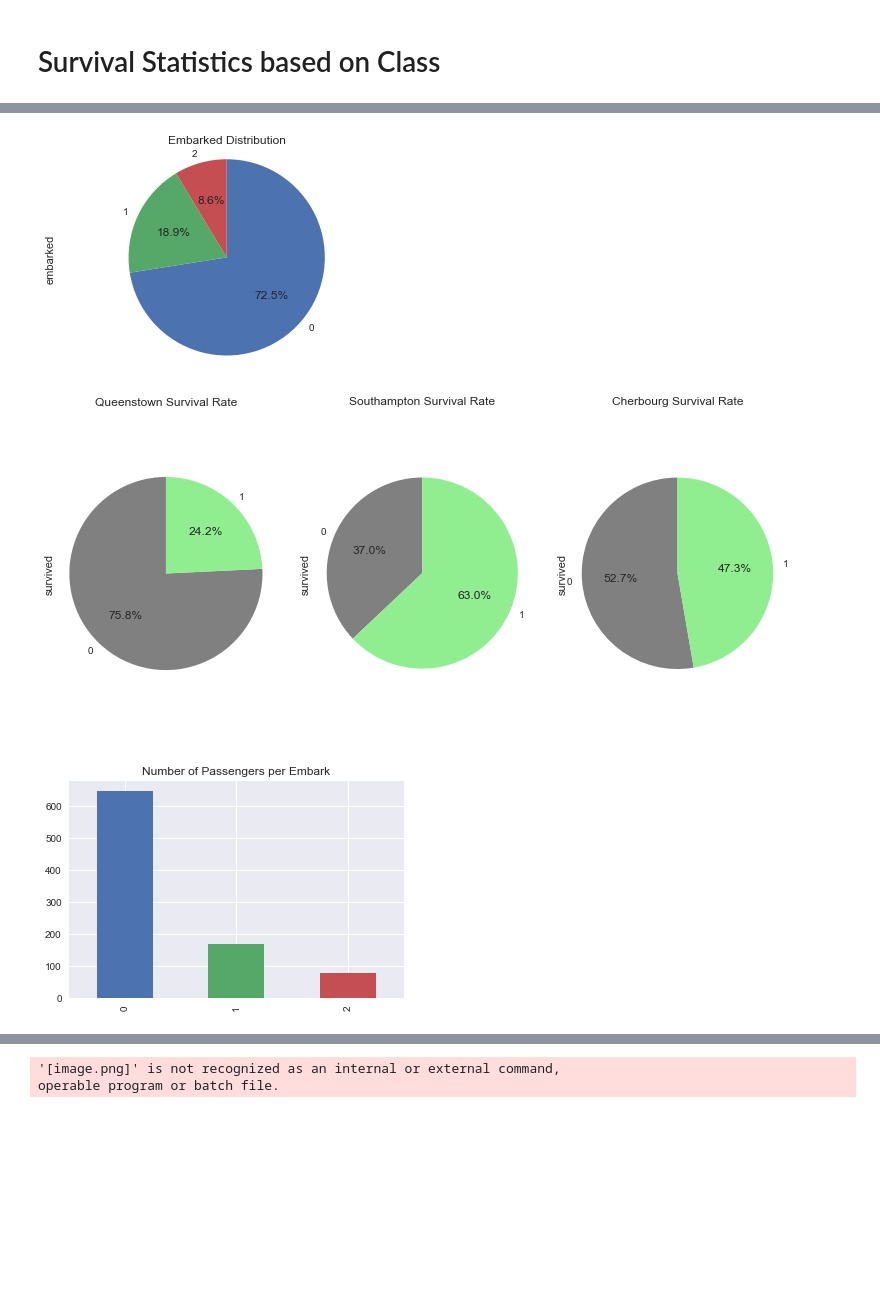
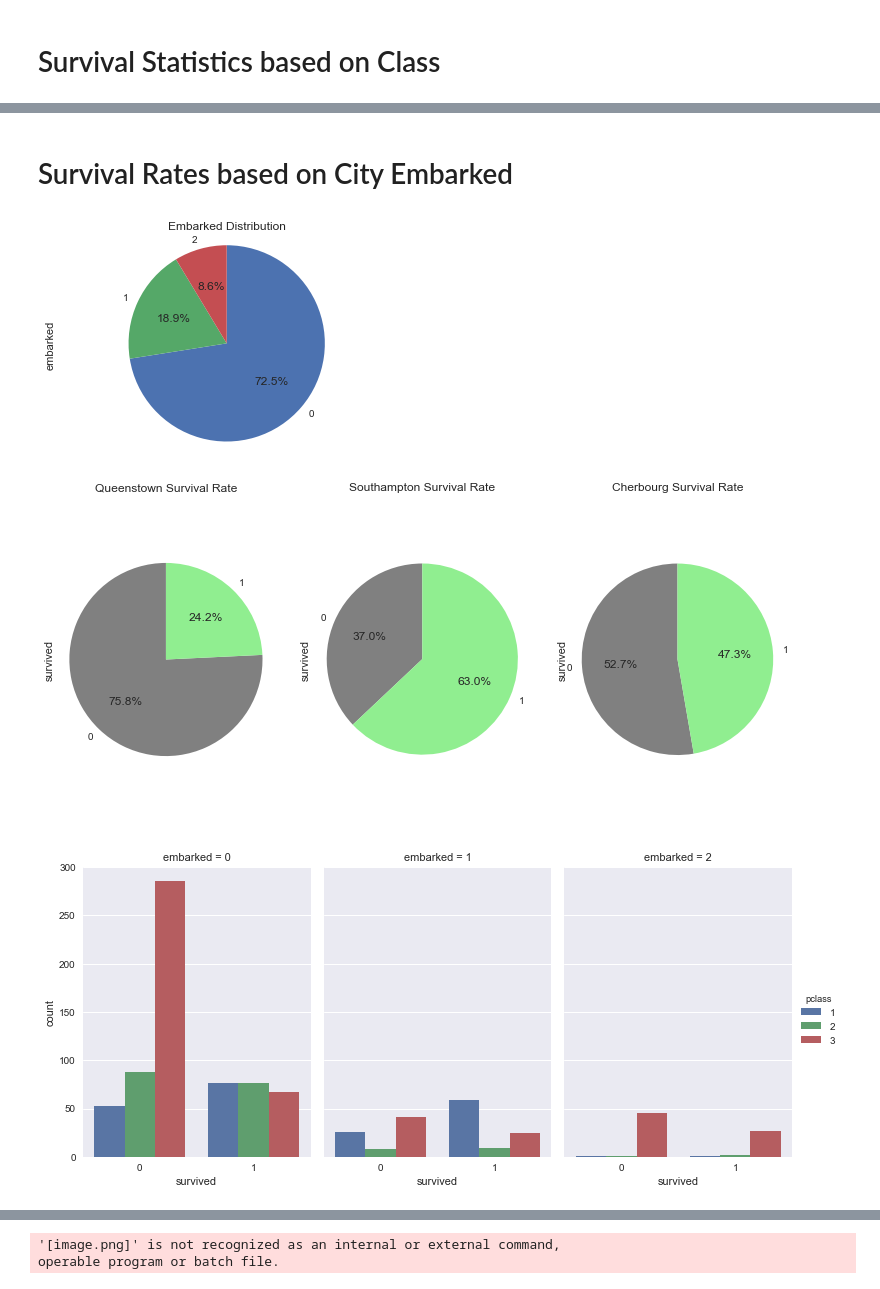
Before and after one commit to ezzanger/Advanced-Regression-Dills, a Jupyter notebook: Titanic Prediction Model.ipynb, the cells around one changed output, grey strips where cells are left out. Drawn from its saved outputs; the diff is of its cells as text; code cells hidden in the pictures; blank space fills up the shorter version.

```diff
--- a/Titanic Prediction Model.ipynb
+++ b/Titanic Prediction Model.ipynb
@@ -144,30 +163,31 @@ plt.show()
+# %% [markdown]
+# Survival Rates based on City Embarked
 # %%
 Titanic.embarked.value_counts(sort=False).plot(kind='pie', title='Embarked Distribution', \
                                         autopct='%1.1f%%', counterclock=False, \
                                         startangle=90).axis('equal')
 plt.show()
 
 plt.figure(figsize=(13,6))
 plot_params = {
     'kind': 'pie',
     'startangle': 90,
     'autopct': '%1.1f%%',
     'colors': ['grey', 'lightgreen']
 }
 
 plt.subplot2grid((1,3),(0,0))
 df_p3.plot(title='Queenstown Survival Rate', **plot_params).axis('equal')
 
 plt.subplot2grid((1,3),(0,1))
 df_p1.plot(title='Southampton Survival Rate', **plot_params).axis('equal')
 
 plt.subplot2grid((1,3),(0,2))
 df_p2.plot(title='Cherbourg Survival Rate', **plot_params).axis('equal')
 plt.show()
 
-Titanic['embarked'].value_counts().plot(kind='bar', title='Number of Passengers per Embark',grid=True)
-plt.show()
+sns.factorplot(x="survived",col="embarked",data=Titanic ,hue="pclass", kind="count",size=5, aspect=.7);
 # %% [output]
 [figure]
 [figure]
-[figure, old version]
+[figure, new version]
```
Also changed, not shown: parts of 31 cells of this notebook.
